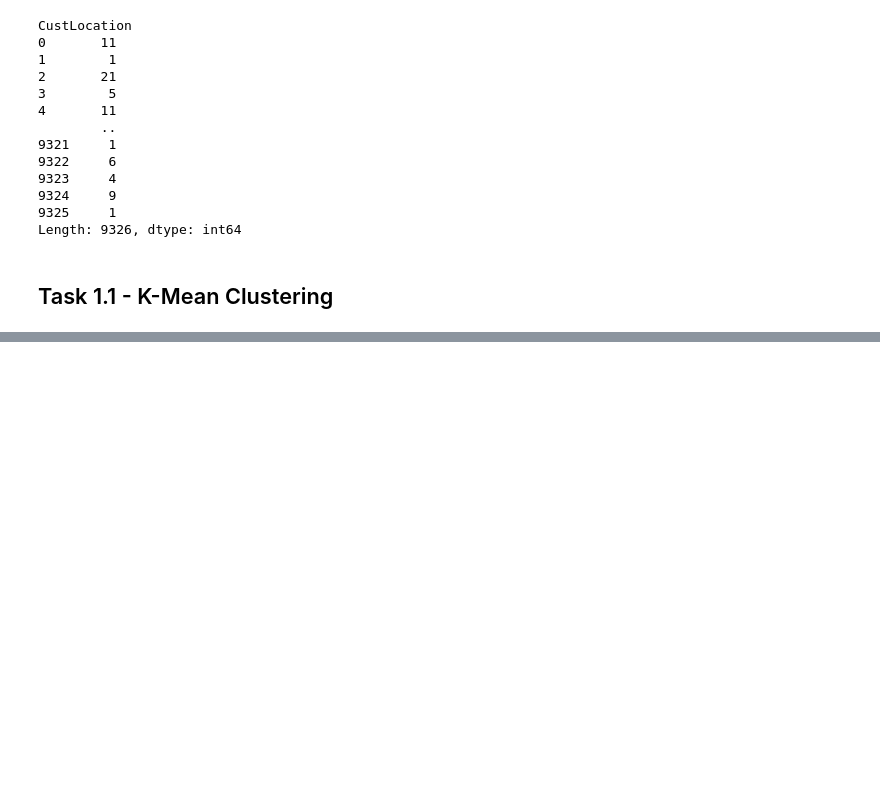
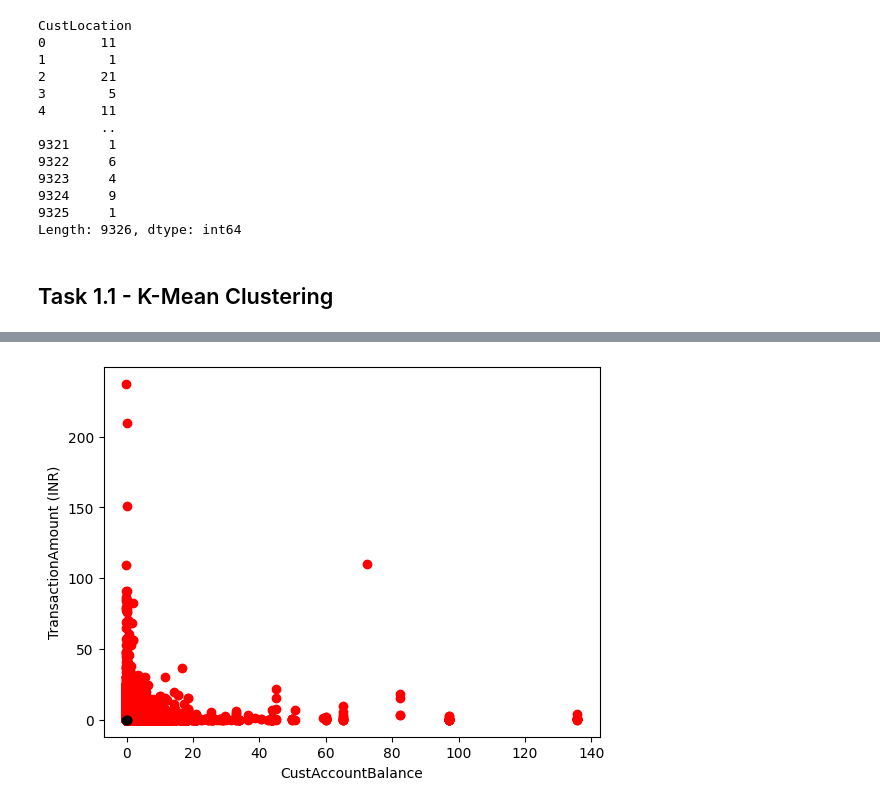
Before and after one commit to unclepete-20/lab7-k-means, a Jupyter notebook: src/k_means.ipynb, the cells around one changed output, grey strips where cells are left out. Cells and saved outputs as stored; diff of their text form; code cells hidden in the pictures; blank space fills up the shorter version.

```diff
--- a/src/k_means.ipynb
+++ b/src/k_means.ipynb
@@ -248,0 +292,15 @@ X_train, X_valid = train_test_split(X, test_size=0.2, random_state=42)
+# %%
+# Step 1 and 2 - Choose the number of clusters (k) and select random centroid for each cluster
+
+#number of clusters
+K=3
+
+# Select random observation as centroids
+Centroids = (X.sample(n=K))
+plt.scatter(X["CustAccountBalance"], X["TransactionAmount (INR)"], c='red')
+plt.scatter(Centroids["CustAccountBalance"], Centroids["TransactionAmount (INR)"], c='black')
+plt.xlabel('CustAccountBalance')
+plt.ylabel('TransactionAmount (INR)')
+plt.show()
+# %% [output]
+[figure, added]
```
Also changed, not shown: parts of 7 cells of this notebook.
